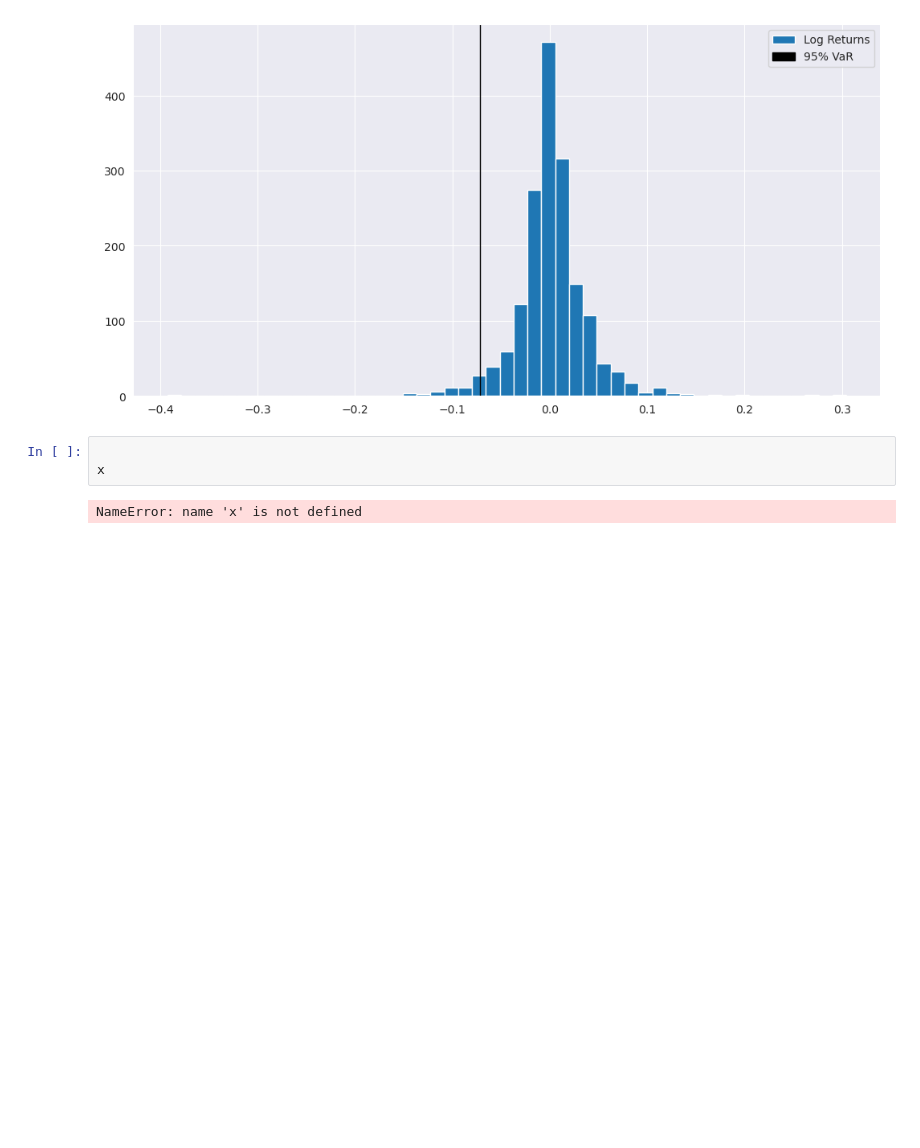
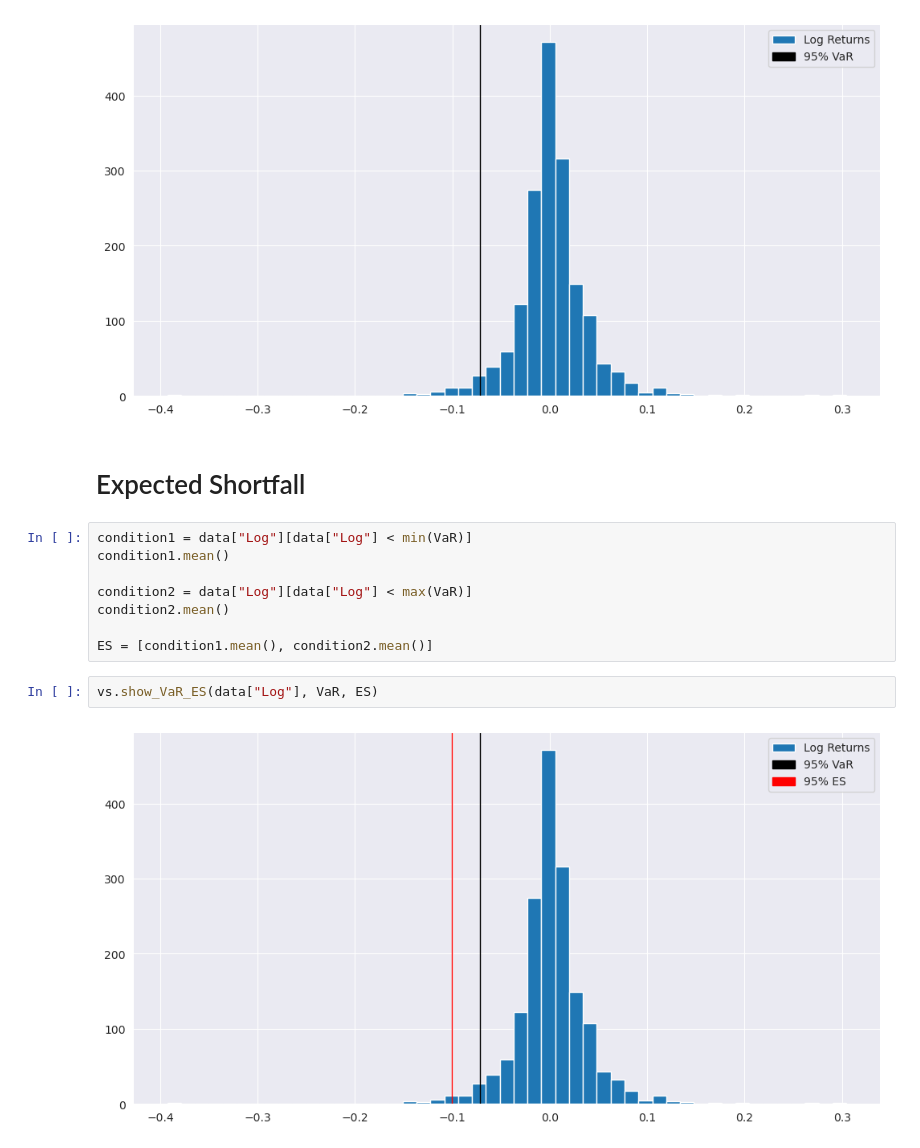
Before and after one commit to XDzzzzzZyq/Gibbs-Sampler, a Jupyter notebook: Gibbs Sampling.ipynb, the cells around one changed output. Saved outputs shown, nothing was run; the diff lists cells and outputs as text; blank space fills up the shorter version.

```diff
--- a/Gibbs Sampling.ipynb
+++ b/Gibbs Sampling.ipynb
@@ -239,8 +235,17 @@ VaR
 vs.show_VaR(data["Log"], VaR)
 # %% [output]
 [figure]
-# %%
-
-x
-# %% [output]
-NameError: name 'x' is not defined
+# %% [markdown]
+# Expected Shortfall
+# %%
+condition1 = data["Log"][data["Log"] < min(VaR)]
+condition1.mean()
+
+condition2 = data["Log"][data["Log"] < max(VaR)]
+condition2.mean()
+
+ES = [condition1.mean(), condition2.mean()]
+# %%
+vs.show_VaR_ES(data["Log"], VaR, ES)
+# %% [output]
+[figure, added]
```
Also changed, not shown: parts of 10 cells of this notebook, 1 other file.
